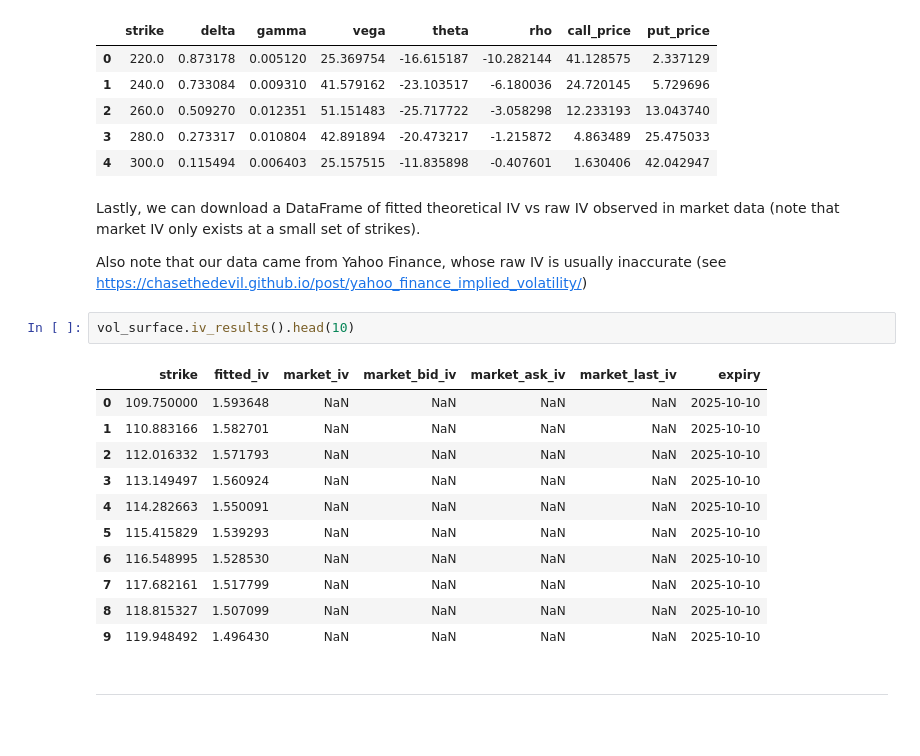
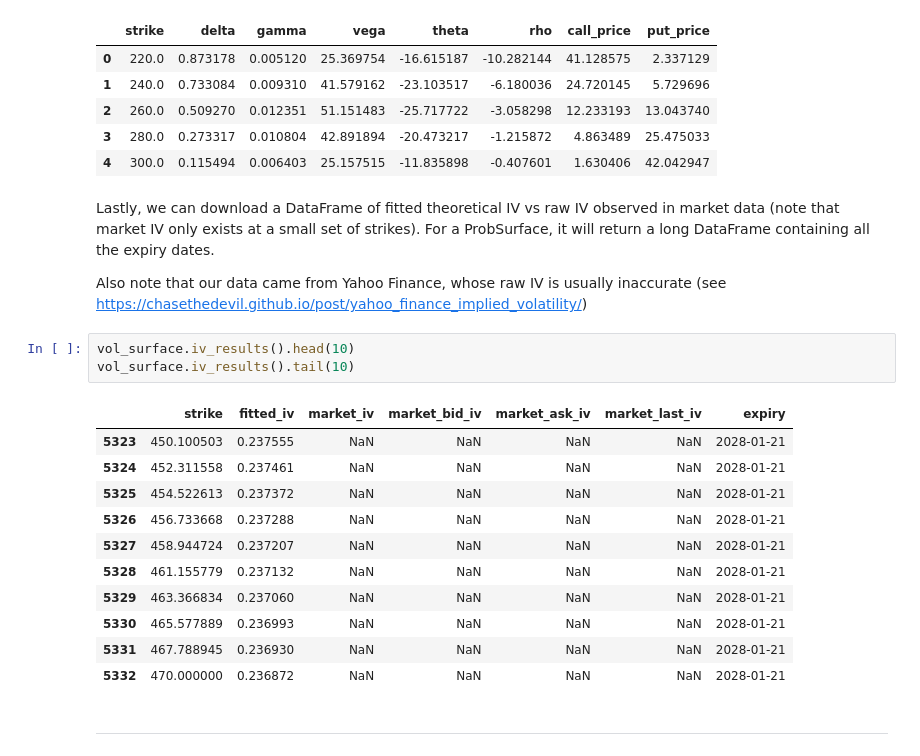
Before and after one commit to tyrneh/options-implied-probability, a Jupyter notebook: examples/quickstart_VolSurface.ipynb, the cells around one changed output. Drawn from its saved outputs; the diff is of its cells as text; blank space fills up the shorter version.

```diff
--- a/examples/quickstart_VolSurface.ipynb
+++ b/examples/quickstart_VolSurface.ipynb
@@ -112,22 +133,24 @@ all_greeks
 | 4 | 300.0 | 0.115494 | 0.006403 | 25.157515 | -11.835898 | -0.407601 | 1.630406 | 42.042947 |
 # %% [markdown]
 Lastly, we can download a DataFrame of fitted theoretical IV vs raw IV observed in market data (note that market IV only exists at a small set of strikes).
+For a ProbSurface, it will return a long DataFrame containing all the expiry dates.
 
 Also note that our data came from Yahoo Finance, whose raw IV is usually inaccurate (see https://chasethedevil.github.io/post/yahoo_finance_implied_volatility/)
 # %%
 vol_surface.iv_results().head(10)
+vol_surface.iv_results().tail(10)
 # %% [output]
 |  | strike | fitted_iv | market_iv | market_bid_iv | market_ask_iv | market_last_iv | expiry |
-| 0 | 109.750000 | 1.593648 | NaN | NaN | NaN | NaN | 2025-10-10 |
-| 1 | 110.883166 | 1.582701 | NaN | NaN | NaN | NaN | 2025-10-10 |
-| 2 | 112.016332 | 1.571793 | NaN | NaN | NaN | NaN | 2025-10-10 |
-| 3 | 113.149497 | 1.560924 | NaN | NaN | NaN | NaN | 2025-10-10 |
-| 4 | 114.282663 | 1.550091 | NaN | NaN | NaN | NaN | 2025-10-10 |
-| 5 | 115.415829 | 1.539293 | NaN | NaN | NaN | NaN | 2025-10-10 |
-| 6 | 116.548995 | 1.528530 | NaN | NaN | NaN | NaN | 2025-10-10 |
-| 7 | 117.682161 | 1.517799 | NaN | NaN | NaN | NaN | 2025-10-10 |
-| 8 | 118.815327 | 1.507099 | NaN | NaN | NaN | NaN | 2025-10-10 |
-| 9 | 119.948492 | 1.496430 | NaN | NaN | NaN | NaN | 2025-10-10 |
+| 5323 | 450.100503 | 0.237555 | NaN | NaN | NaN | NaN | 2028-01-21 |
+| 5324 | 452.311558 | 0.237461 | NaN | NaN | NaN | NaN | 2028-01-21 |
+| 5325 | 454.522613 | 0.237372 | NaN | NaN | NaN | NaN | 2028-01-21 |
+| 5326 | 456.733668 | 0.237288 | NaN | NaN | NaN | NaN | 2028-01-21 |
+| 5327 | 458.944724 | 0.237207 | NaN | NaN | NaN | NaN | 2028-01-21 |
+| 5328 | 461.155779 | 0.237132 | NaN | NaN | NaN | NaN | 2028-01-21 |
+| 5329 | 463.366834 | 0.237060 | NaN | NaN | NaN | NaN | 2028-01-21 |
+| 5330 | 465.577889 | 0.236993 | NaN | NaN | NaN | NaN | 2028-01-21 |
+| 5331 | 467.788945 | 0.236930 | NaN | NaN | NaN | NaN | 2028-01-21 |
+| 5332 | 470.000000 | 0.236872 | NaN | NaN | NaN | NaN | 2028-01-21 |
 # %% [markdown]
 ---
 # %% [markdown]
```
Also changed, not shown: parts of 6 cells of this notebook, 10 other files.
